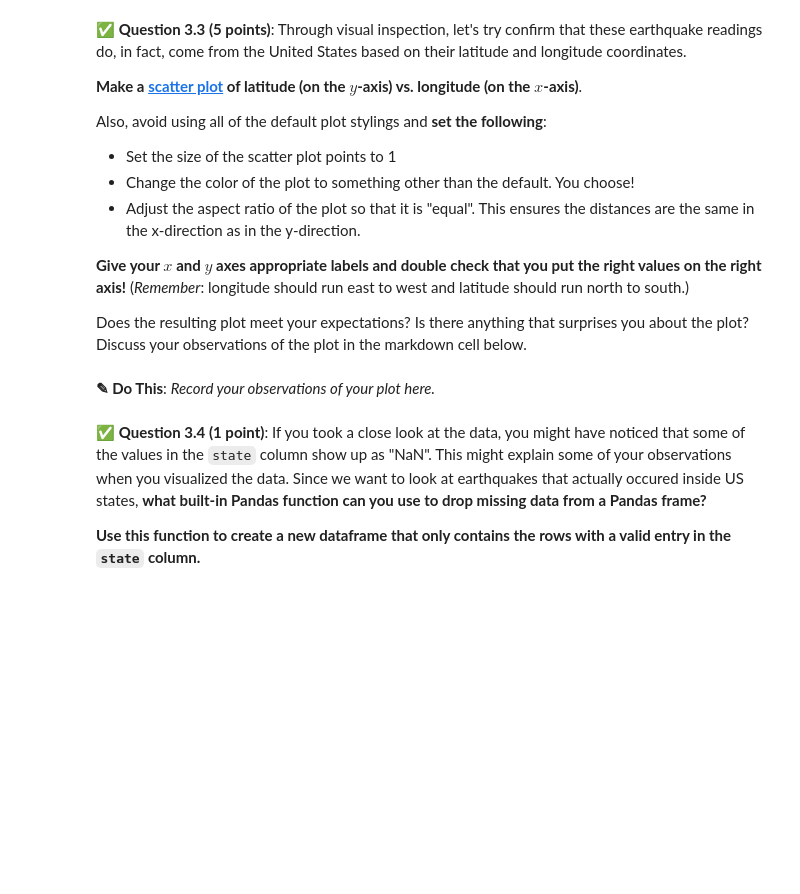
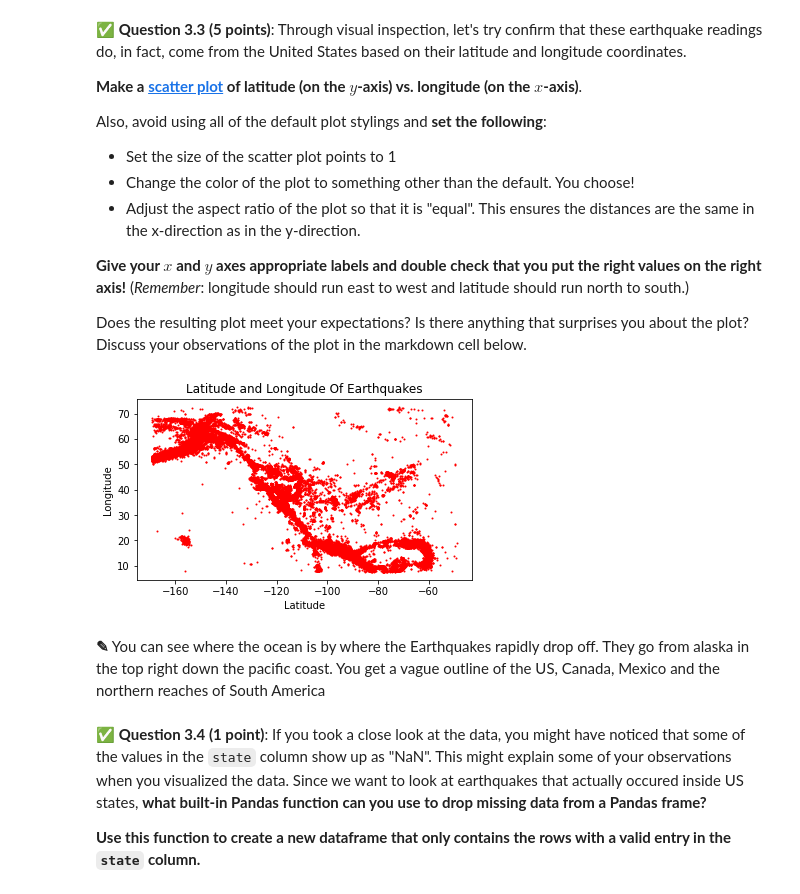
Before and after one commit to Enzo-Cereghino/CMSE202-f23-turnin, a Jupyter notebook: hw-01/HW-01_GitPracticeDebuggingPythonPackagesAndClasses-STUDENT.ipynb, the cells around one changed output. Cells and saved outputs as stored; diff of their text form; code cells hidden in the pictures; blank space fills up the shorter version.

```diff
--- a/hw-01/HW-01_GitPracticeDebuggingPythonPackagesAndClasses-STUDENT.ipynb
+++ b/hw-01/HW-01_GitPracticeDebuggingPythonPackagesAndClasses-STUDENT.ipynb
@@ -311,3 +403,5 @@ That headline might be a alarming, but you're going to take a look at the data y
 &#9989; **Question 3.2 (2 points)**: To get started, **read in the `earthquake_states.csv` dataset** and then display the first 15 rows of the data using **Pandas**.
 # %%
 ### Put your code here
+EQ = pd.read_csv('earthquake_states.csv')
+EQ.head(15)
@@ -329,5 +438,18 @@ Does the resulting plot meet your expectations? Is there anything that surprises
-# %% [markdown]
-**<font size=+3>&#9998;</font> Do This**: *Record your observations of your plot here.*
+# %%
+### Put your code here
+import matplotlib.pyplot as plt
+EQ_lat = EQ['latitude']
+EQ_lon = EQ['longitude']
+
+plt.scatter(EQ_lon, EQ_lat, s=1, c='red')
+plt.xlabel("Latitude")
+plt.ylabel("Longitude")
+plt.title("Latitude and Longitude Of Earthquakes")
+plt.gca().set_aspect('equal')
+# %% [output]
+[figure, added]
+# %% [markdown]
+**<font size=+3>&#9998;</font>** You can see where the ocean is by where the Earthquakes rapidly drop off. They go from alaska in the top right down the pacific coast. You get a vague outline of the US, Canada, Mexico and the northern reaches of South America
 # %% [markdown]
 &#9989; **Question 3.4 (1 point)**: If you took a close look at the data, you might have noticed that some of the values in the `state` column show up as "NaN". This might explain some of your observations when you visualized the data. Since we want to look at earthquakes that actually occured inside US states, **what built-in Pandas function can you use to drop missing data from a Pandas frame?**
 
```
Also changed, not shown: parts of 63 cells of this notebook, 1 other file.
